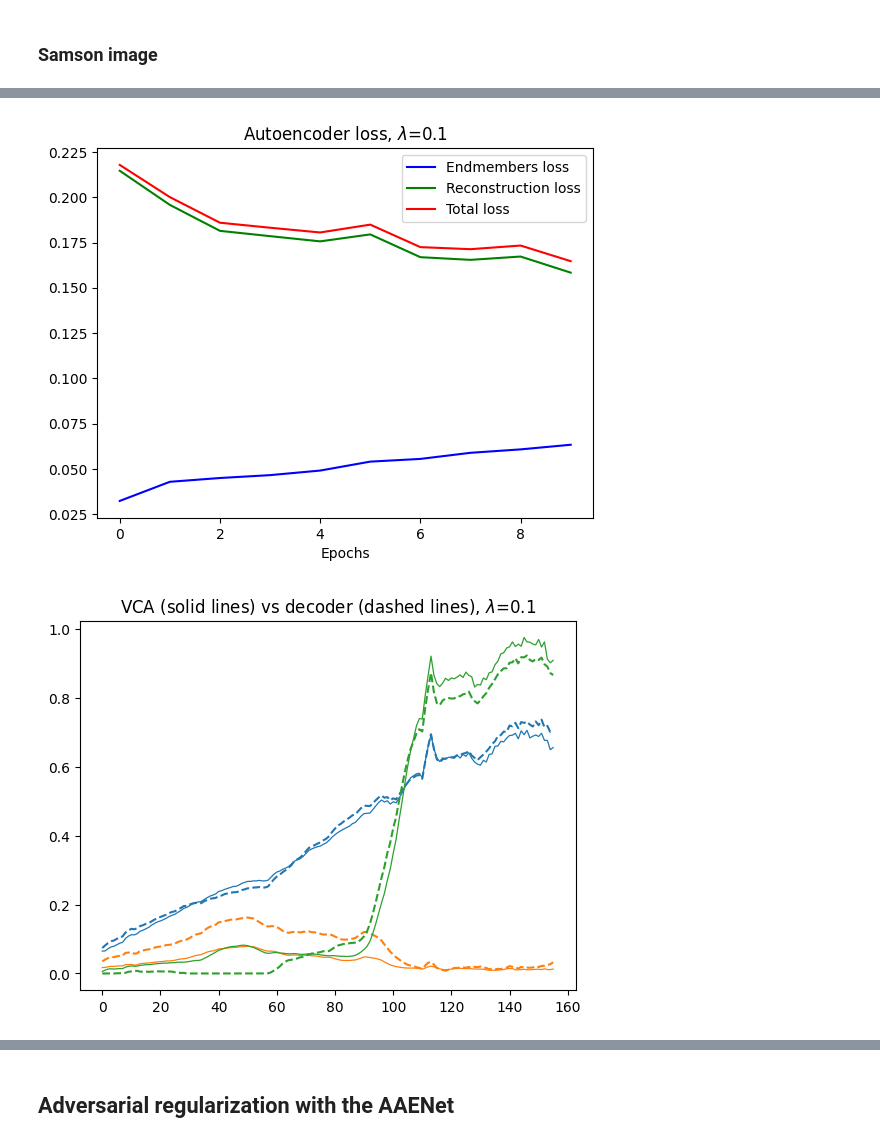
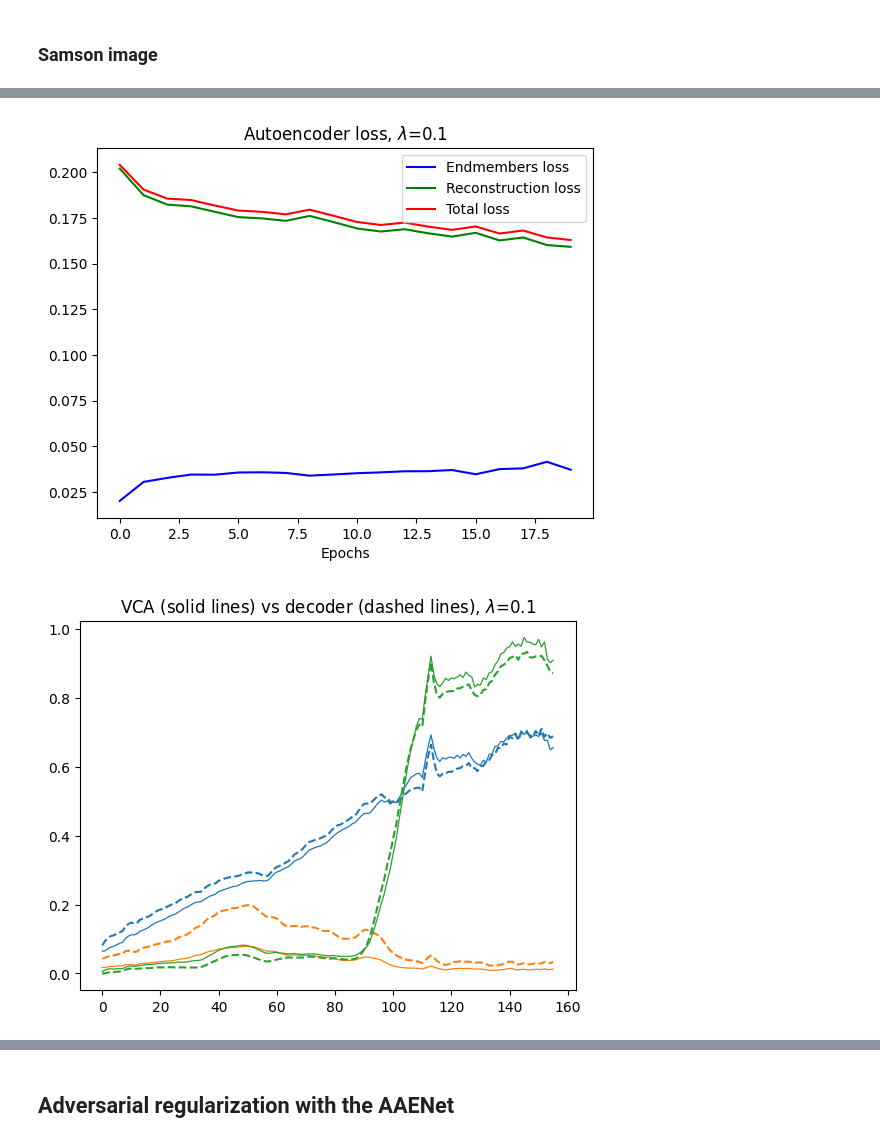
Before and after one commit to JulienAjdenbaum/hyperspectral_adversarial_AEENet, a Jupyter notebook: AAENet/AAENet.ipynb, the cells around one changed output, grey strips where cells are left out. Saved outputs shown, nothing was run; the diff lists cells and outputs as text; code cells hidden in the pictures.

```diff
--- a/AAENet/AAENet.ipynb
+++ b/AAENet/AAENet.ipynb
@@ -289,7 +291,3 @@ plt.show()
 # %% [output]
 [figure]
 [figure]
-# %%
-for i in range(10):
-    plt.plot(jasper_superpixels[i].detach().numpy().T)
-    plt.show()
@@ -307,4 +293,0 @@ for i in range(10):
-# %%
-for i in range(10):
-    plt.plot(samson_superpixels[i].detach().numpy().T)
-    plt.show()
@@ -425,7 +397,7 @@ Total loss: 0.22079027842730284
 ### Samson image
 # %%
 lamb = 0.1
-epochs = 10
+epochs = 20
 
 encoder = Encoder(B=B_samson, R=R_samson)
 decoder = Decoder(B=B_samson, R=R_samson, init_endmembers=torch.tensor(samson_vca_endmembers, dtype=torch.float).T,
@@ -442,5 +414,5 @@ Total loss: 0.1647017589509487
-[figure, old version]
+[figure, new version]
-[figure, old version]
+[figure, new version]
 # %%
 lamb = 0.01
 epochs = 10
```
Also changed, not shown: parts of 17 cells of this notebook, 1 other file.
